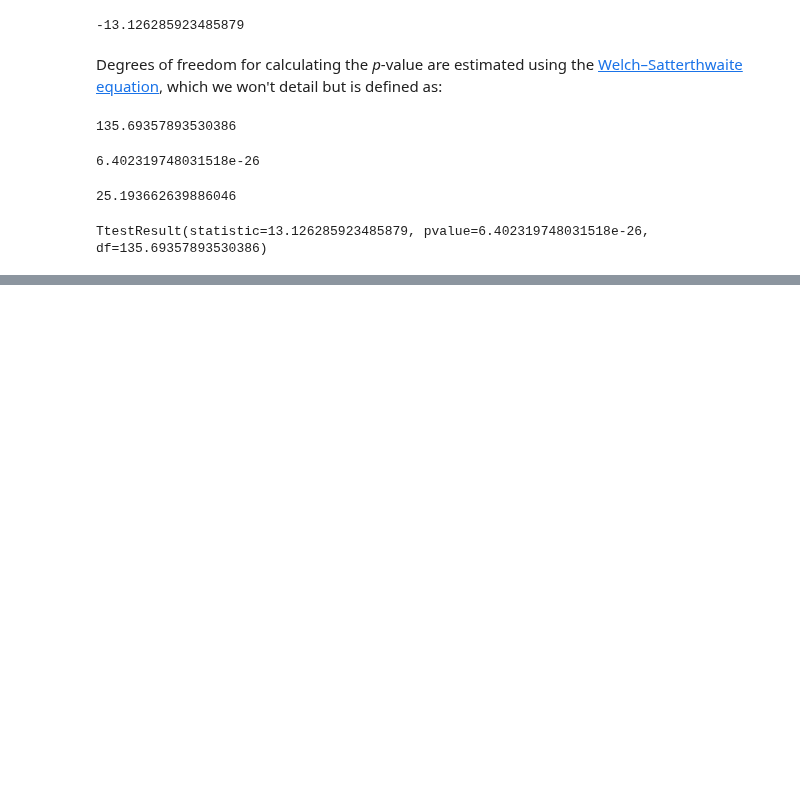
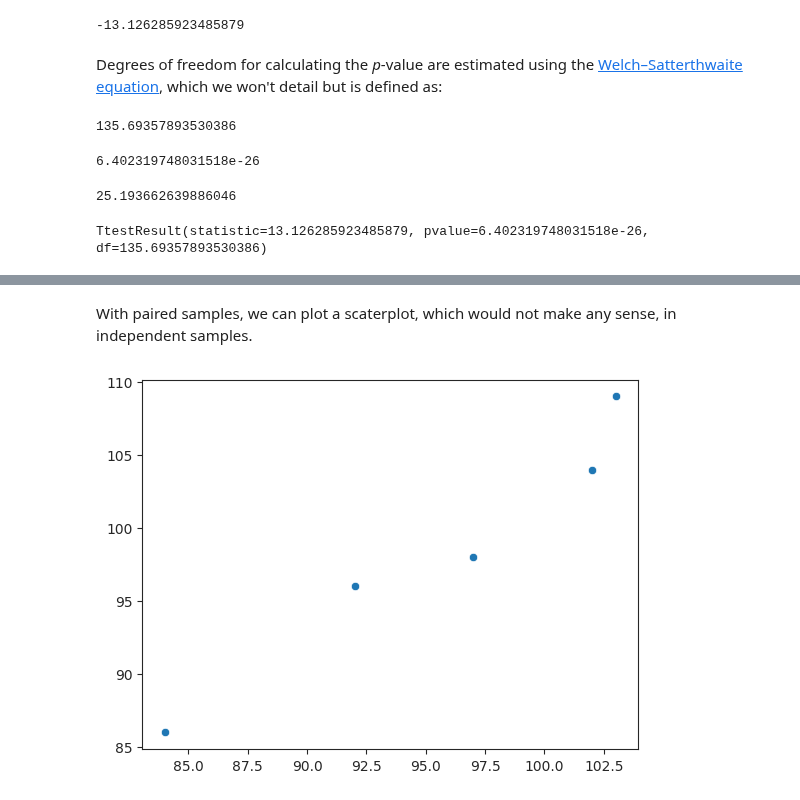
Before and after one commit to fakhar-iqbal/Machine_Learning_Fundamentals, a Jupyter notebook: Statistics.ipynb, the cells around one changed output, grey strips where cells are left out. Saved outputs shown, nothing was run; the diff lists cells and outputs as text; code cells hidden in the pictures; blank space fills up the shorter version.

```diff
--- a/Statistics.ipynb
+++ b/Statistics.ipynb
@@ -480,0 +576,6 @@ TtestResult(statistic=13.126285923485879, pvalue=6.402319748031518e-26, df=135.6
+# %% [markdown]
+With paired samples, we can plot a scaterplot, which would not make any sense, in independent samples.
+# %%
+_ = sns.scatterplot(x=min1,y=min15)
+# %% [output]
+[figure, added]
```
Also changed, not shown: parts of 26 cells of this notebook.
